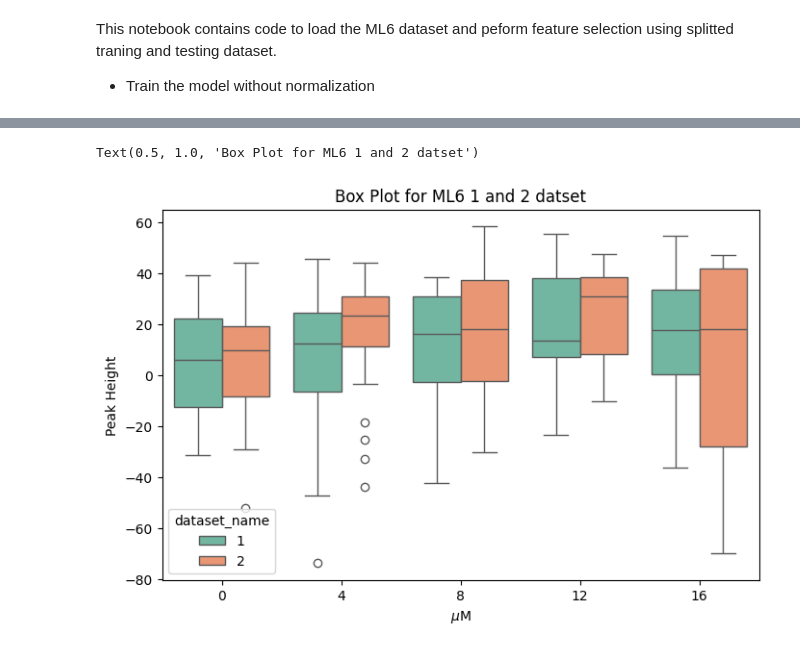
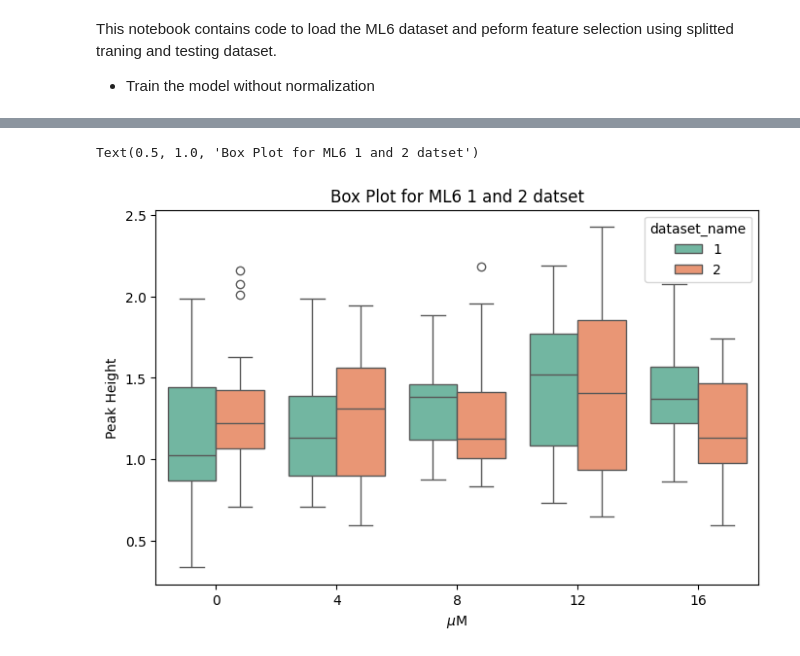
Before and after one commit to ramseylab/vgramreg, a Jupyter notebook: notebooks/Journal_paper_ML6.ipynb, the cells around one changed output, grey strips where cells are left out. Drawn from its saved outputs; the diff is of its cells as text; code cells hidden in the pictures.

```diff
--- a/notebooks/Journal_paper_ML6.ipynb
+++ b/notebooks/Journal_paper_ML6.ipynb
@@ -47,5 +48,6 @@ final_dataset.rename(columns={"PH": 'max(S)', 'signal_std':'std(S)', 'signal_mea
                     'peak V':'V_max(S)', 'dS_dV_max_V':'V_max(dS/dV)', 'dS_dV_min_V':'V_min(dS/dV)',\
         }, inplace = True)
 # %%
+final_dataset = final_dataset[['area(S)', 'max(S)', 'max(dS/dV)', 'min(dS/dV)', 'V_max(S)', 'vcenter', 'V_max(dS/dV)', 'V_min(dS/dV)', 'f1', 'f2', 'label', 'dataset_name']]
 final_dataset
 # %% [output]
@@ -65,15 +67,15 @@ final_dataset
 # %%
 label_order = [0, 4, 8, 12, 16]
 plt.figure(figsize=(8, 5))
-sns.boxplot(x="label", y="f2", data=final_dataset, hue="dataset_name", palette="Set2", order=label_order)
+sns.boxplot(x="label", y="f1", data=final_dataset, hue="dataset_name", palette="Set2", order=label_order)
 
 # Customize the plot
 plt.xlabel(r"$\mu $M")
 plt.ylabel("Peak Height")
 plt.title("Box Plot for ML6 1 and 2 datset")
 # %% [output]
 Text(0.5, 1.0, 'Box Plot for ML6 1 and 2 datset')
-[figure, old version]
+[figure, new version]
 # %%
 Y           = final_dataset['label']
 X           = final_dataset.drop(columns=['label', 'dataset_name'])
```
Also changed, not shown: parts of 22 cells of this notebook.
